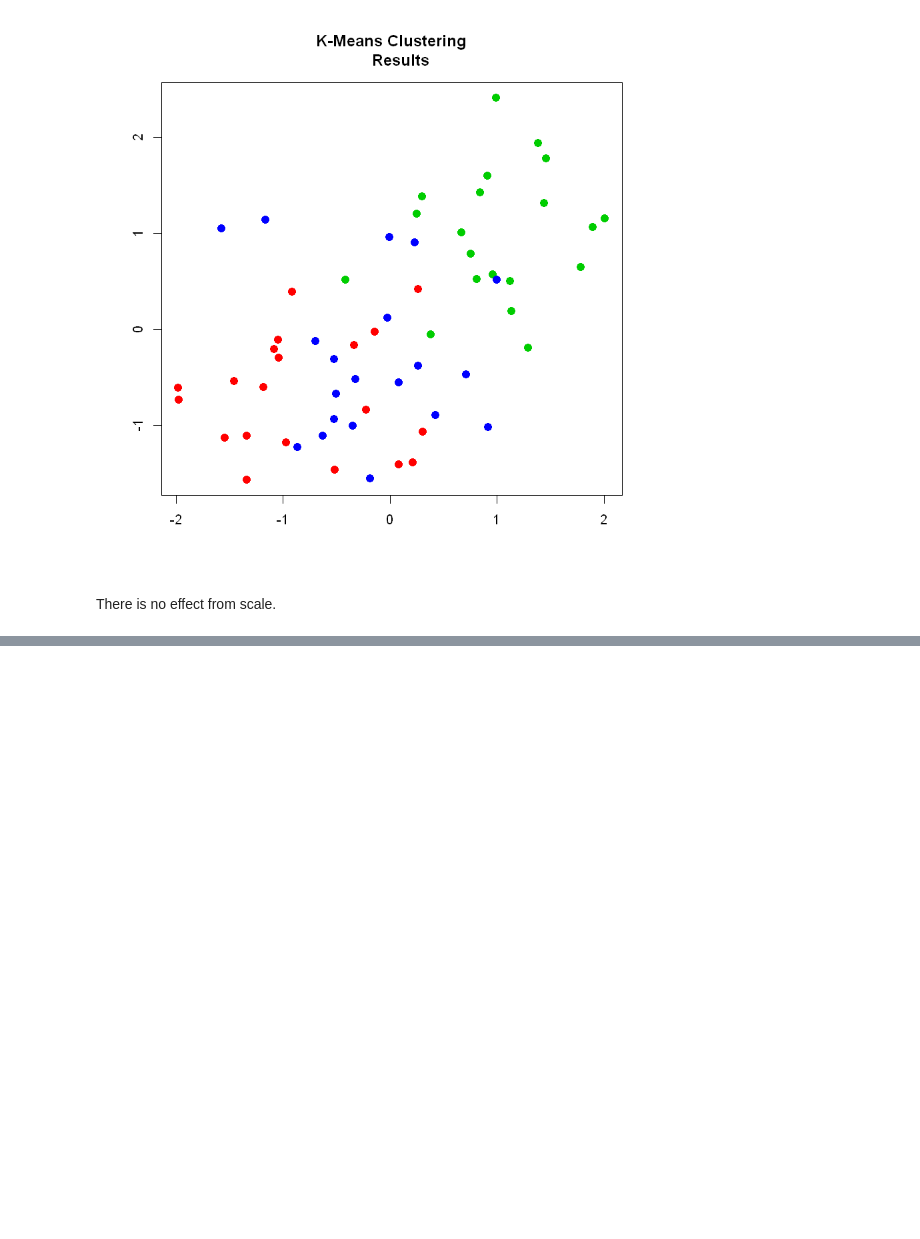
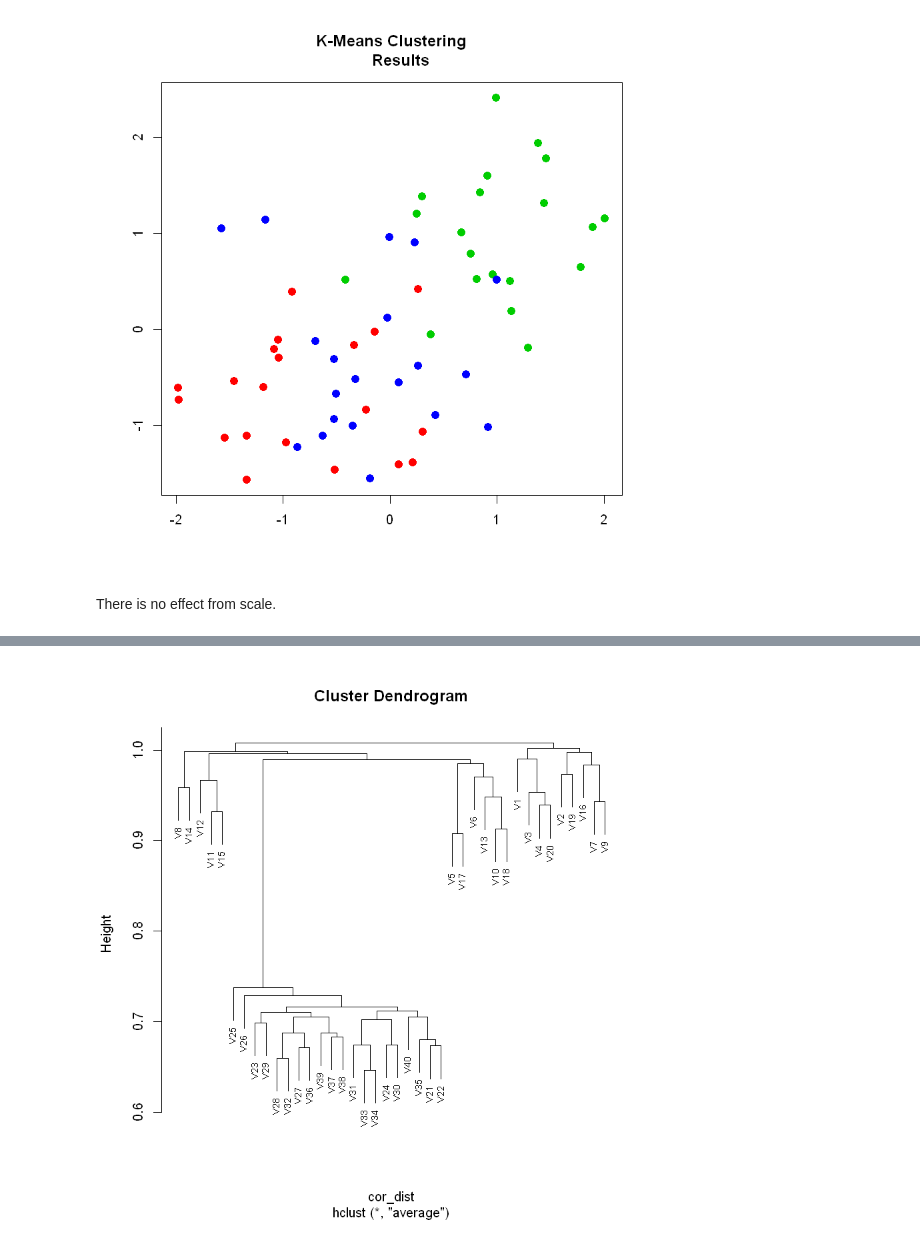
Before and after one commit to kuzn137/Statistical_problems, a Jupyter notebook: Ch10R.ipynb, the cells around one changed output, grey strips where cells are left out. Saved outputs shown, nothing was run; the diff lists cells and outputs as text; code cells hidden in the pictures; blank space fills up the shorter version.

```diff
--- a/Ch10R.ipynb
+++ b/Ch10R.ipynb
@@ -418,0 +447,5 @@ There is no effect from scale.
+# %%
+hc.average =hclust(cor_dist, method="average")
+plot(hc.average, cex = 0.7)
+# %% [output]
+[figure, added]
```
Also changed, not shown: parts of 9 cells of this notebook.
